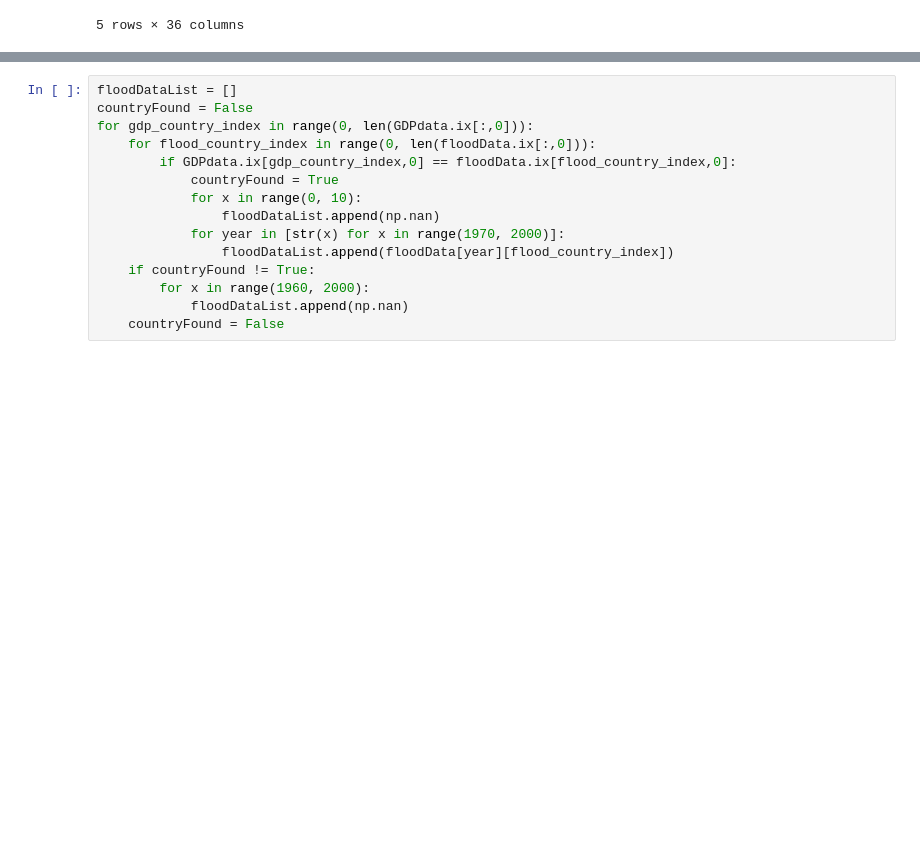
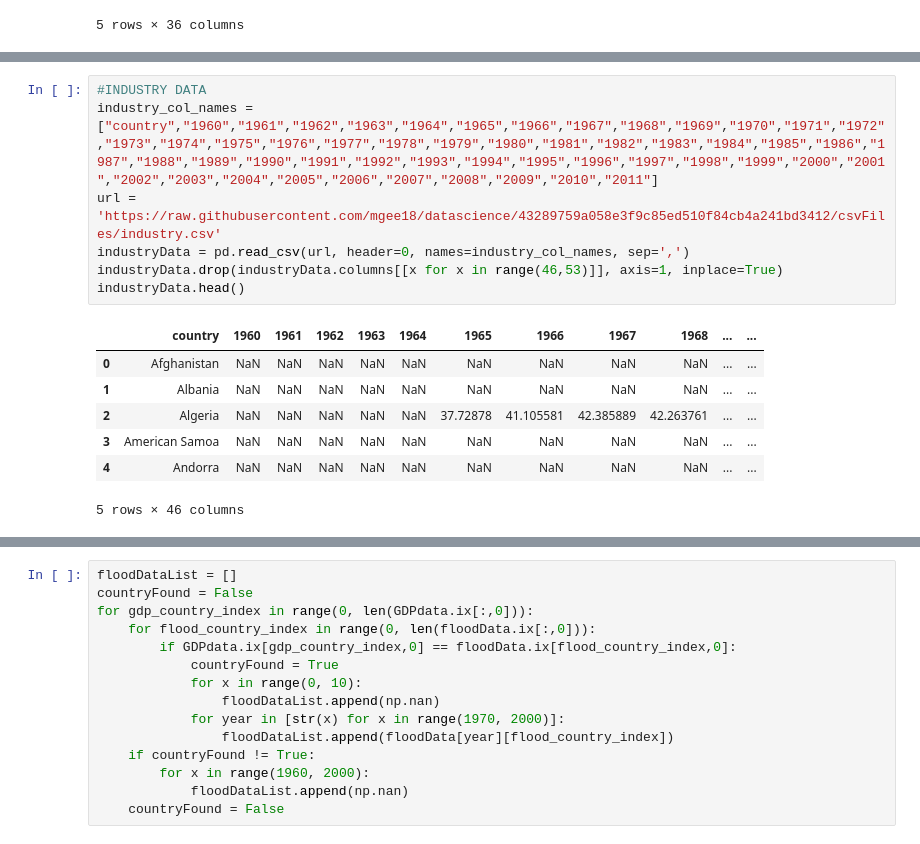
Before and after one commit to mike-gee/datascience, a Jupyter notebook: findingCorrelation.ipynb, the cells around one changed output, grey strips where cells are left out. Drawn from its saved outputs; the diff is of its cells as text; blank space fills up the shorter version.

```diff
--- a/findingCorrelation.ipynb
+++ b/findingCorrelation.ipynb
@@ -141,0 +172,15 @@ floodData.head()
+# %%
+#INDUSTRY DATA
+industry_col_names = ["country","1960","1961","1962","1963","1964","1965","1966","1967","1968","1969","1970","1971","1972","1973","1974","1975","1976","1977","1978","1979","1980","1981","1982","1983","1984","1985","1986","1987","1988","1989","1990","1991","1992","1993","1994","1995","1996","1997","1998","1999","2000","2001","2002","2003","2004","2005","2006","2007","2008","2009","2010","2011"]
+url = 'https://raw.githubusercontent.com/mgee18/datascience/43289759a058e3f9c85ed510f84cb4a241bd3412/csvFiles/industry.csv'
+industryData = pd.read_csv(url, header=0, names=industry_col_names, sep=',')
+industryData.drop(industryData.columns[[x for x in range(46,53)]], axis=1, inplace=True)
+industryData.head()
+# %% [output]
+|  | country | 1960 | 1961 | 1962 | 1963 | 1964 | 1965 | 1966 | 1967 | 1968 | ... | ... |
+| 0 | Afghanistan | NaN | NaN | NaN | NaN | NaN | NaN | NaN | NaN | NaN | ... | ... |
+| 1 | Albania | NaN | NaN | NaN | NaN | NaN | NaN | NaN | NaN | NaN | ... | ... |
+| 2 | Algeria | NaN | NaN | NaN | NaN | NaN | 37.72878 | 41.105581 | 42.385889 | 42.263761 | ... | ... |
+| 3 | American Samoa | NaN | NaN | NaN | NaN | NaN | NaN | NaN | NaN | NaN | ... | ... |
+| 4 | Andorra | NaN | NaN | NaN | NaN | NaN | NaN | NaN | NaN | NaN | ... | ... |
+5 rows × 46 columns
```
Also changed, not shown: parts of 4 cells of this notebook.
